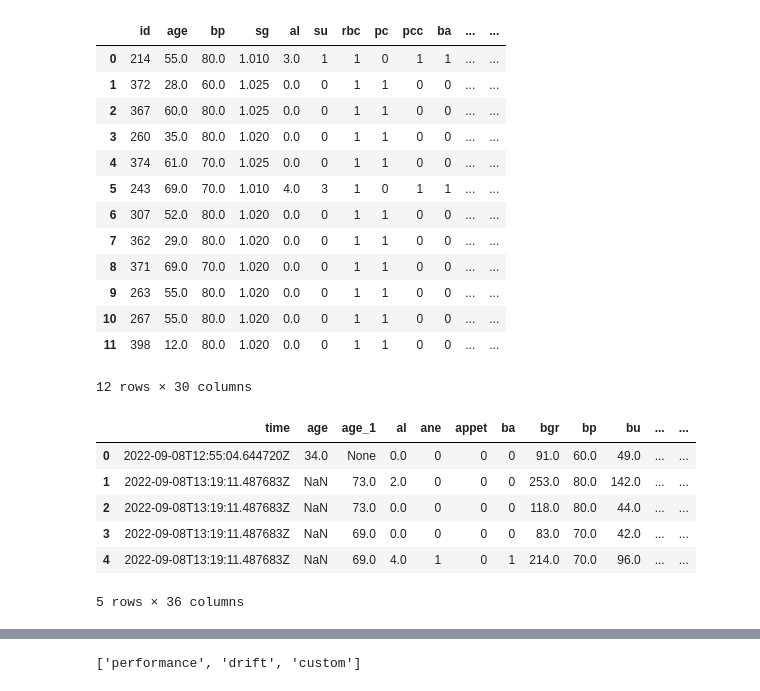
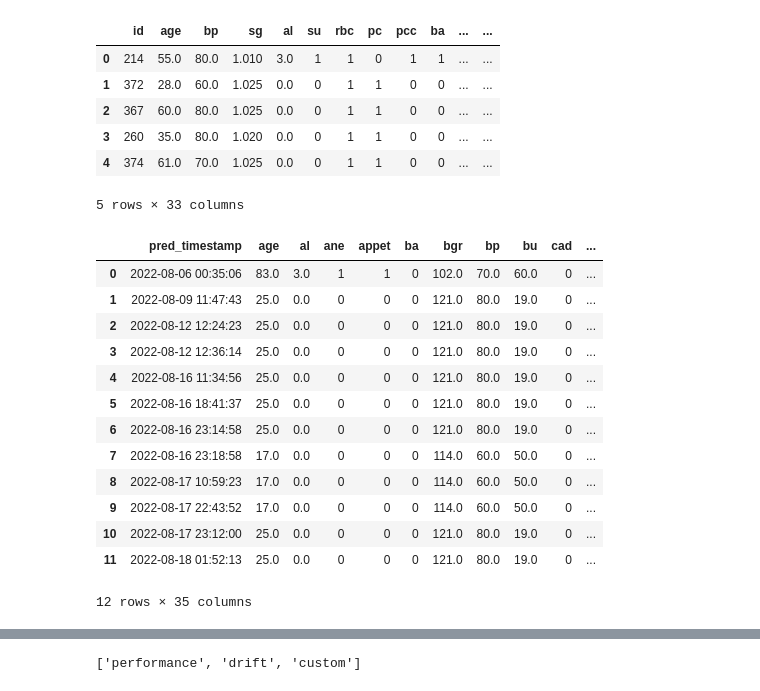
Before and after one commit to Rocket-Science-Development/pulsar_demo, a Jupyter notebook: metric_compute_nb.ipynb, the cells around one changed output, grey strips where cells are left out. Drawn from its saved outputs; the diff is of its cells as text; code cells hidden in the pictures.

```diff
--- a/metric_compute_nb.ipynb
+++ b/metric_compute_nb.ipynb
@@ -16,6 +15,6 @@ df_ref['pred_timestamp'] = datetime(2022,7,1)
 df_ref['period'] = 'reference'
 # %%
-df_ref
+df_ref.head()
 # %% [output]
 |  | id | age | bp | sg | al | su | rbc | pc | pcc | ba | ... | ... |
 | 0 | 214 | 55.0 | 80.0 | 1.010 | 3.0 | 1 | 1 | 0 | 1 | 1 | ... | ... |
@@ -23,14 +22,7 @@ df_ref
 | 2 | 367 | 60.0 | 80.0 | 1.025 | 0.0 | 0 | 1 | 1 | 0 | 0 | ... | ... |
 | 3 | 260 | 35.0 | 80.0 | 1.020 | 0.0 | 0 | 1 | 1 | 0 | 0 | ... | ... |
 | 4 | 374 | 61.0 | 70.0 | 1.025 | 0.0 | 0 | 1 | 1 | 0 | 0 | ... | ... |
-| 5 | 243 | 69.0 | 70.0 | 1.010 | 4.0 | 3 | 1 | 0 | 1 | 1 | ... | ... |
-| 6 | 307 | 52.0 | 80.0 | 1.020 | 0.0 | 0 | 1 | 1 | 0 | 0 | ... | ... |
-| 7 | 362 | 29.0 | 80.0 | 1.020 | 0.0 | 0 | 1 | 1 | 0 | 0 | ... | ... |
-| 8 | 371 | 69.0 | 70.0 | 1.020 | 0.0 | 0 | 1 | 1 | 0 | 0 | ... | ... |
-| 9 | 263 | 55.0 | 80.0 | 1.020 | 0.0 | 0 | 1 | 1 | 0 | 0 | ... | ... |
-| 10 | 267 | 55.0 | 80.0 | 1.020 | 0.0 | 0 | 1 | 1 | 0 | 0 | ... | ... |
-| 11 | 398 | 12.0 | 80.0 | 1.020 | 0.0 | 0 | 1 | 1 | 0 | 0 | ... | ... |
-12 rows × 30 columns
+5 rows × 33 columns
 # %%
 from influxdb import DataFrameClient, InfluxDBClient
 
@@ -38,32 +30,49 @@ dbhost = "localhost"
 dbport = 8086
 dbuser = "admin"
 dbpasswd = "pass123"
-dbname = "prediction_db"
+dbname = "testDB"
 protocol = "line"
 
 client = InfluxDBClient(dbhost, dbport, dbuser, dbpasswd, dbname)
 
-query = "select * from prediction_db"
+query = "select * from test5Aug"
 
 df_new = pd.DataFrame(client.query(query, chunked=True).get_points())
 
-# df_new.rename(columns = {'time': 'pred_timestamp'}, inplace = True)
-df_new['pred_timestamp'] = datetime(2022,8,21)
-df_new['eval_timestamp'] = datetime(2022,8,26)
+df_new.rename(columns = {'time': 'pred_timestamp'}, inplace = True)
+df_new["pred_timestamp"]=pd.to_datetime(df_new["pred_timestamp"]).dt.strftime('%Y-%m-%d %H:%M:%S')
+# df_new['pred_timestamp'] = datetime.strptime('20/8/2022 22:30:30','%d/%m/%Y %H:%M:%S')
+# df_new['eval_timestamp'] = datetime(2022,8,26)
 df_new['model_id'] = '1'
 df_new['model_version'] = '2'
 
-# df_new = pd.read_csv('dataframe_client.csv')
+try:
+    dbname = "testDB_period"
+    client = InfluxDBClient(dbhost, dbport, dbuser, dbpasswd, dbname)
+    query = "select * from testDB_period"
+    df_period_end = pd.DataFrame(client.query(query, chunked=True).get_points())
+    if (len(df_period_end) >0):
+        df_new = df_new[df_new['pred_timestamp'] > max(df_period_end['time'])]
+except:
+    pass
+    # TODO: Need to add InfluxDB connection exceptions here
 # %%
-df_new.head()
+df_new
 # %% [output]
-|  | time | age | age_1 | al | ane | appet | ba | bgr | bp | bu | ... | ... |
-| 0 | 2022-09-08T12:55:04.644720Z | 34.0 | None | 0.0 | 0 | 0 | 0 | 91.0 | 60.0 | 49.0 | ... | ... |
-| 1 | 2022-09-08T13:19:11.487683Z | NaN | 73.0 | 2.0 | 0 | 0 | 0 | 253.0 | 80.0 | 142.0 | ... | ... |
-| 2 | 2022-09-08T13:19:11.487683Z | NaN | 73.0 | 0.0 | 0 | 0 | 0 | 118.0 | 80.0 | 44.0 | ... | ... |
-| 3 | 2022-09-08T13:19:11.487683Z | NaN | 69.0 | 0.0 | 0 | 0 | 0 | 83.0 | 70.0 | 42.0 | ... | ... |
-| 4 | 2022-09-08T13:19:11.487683Z | NaN | 69.0 | 4.0 | 1 | 0 | 1 | 214.0 | 70.0 | 96.0 | ... | ... |
+|  | pred_timestamp | age | al | ane | appet | ba | bgr | bp | bu | cad | ... |
+| 0 | 2022-08-06 00:35:06 | 83.0 | 3.0 | 1 | 1 | 0 | 102.0 | 70.0 | 60.0 | 0 | ... |
+| 1 | 2022-08-09 11:47:43 | 25.0 | 0.0 | 0 | 0 | 0 | 121.0 | 80.0 | 19.0 | 0 | ... |
+| 2 | 2022-08-12 12:24:23 | 25.0 | 0.0 | 0 | 0 | 0 | 121.0 | 80.0 | 19.0 | 0 | ... |
+| 3 | 2022-08-12 12:36:14 | 25.0 | 0.0 | 0 | 0 | 0 | 121.0 | 80.0 | 19.0 | 0 | ... |
+| 4 | 2022-08-16 11:34:56 | 25.0 | 0.0 | 0 | 0 | 0 | 121.0 | 80.0 | 19.0 | 0 | ... |
+| 5 | 2022-08-16 18:41:37 | 25.0 | 0.0 | 0 | 0 | 0 | 121.0 | 80.0 | 19.0 | 0 | ... |
+| 6 | 2022-08-16 23:14:58 | 25.0 | 0.0 | 0 | 0 | 0 | 121.0 | 80.0 | 19.0 | 0 | ... |
+| 7 | 2022-08-16 23:18:58 | 17.0 | 0.0 | 0 | 0 | 0 | 114.0 | 60.0 | 50.0 | 0 | ... |
+| 8 | 2022-08-17 10:59:23 | 17.0 | 0.0 | 0 | 0 | 0 | 114.0 | 60.0 | 50.0 | 0 | ... |
+| 9 | 2022-08-17 22:43:52 | 17.0 | 0.0 | 0 | 0 | 0 | 114.0 | 60.0 | 50.0 | 0 | ... |
+| 10 | 2022-08-17 23:12:00 | 25.0 | 0.0 | 0 | 0 | 0 | 121.0 | 80.0 | 19.0 | 0 | ... |
+| 11 | 2022-08-18 01:52:13 | 25.0 | 0.0 | 0 | 0 | 0 | 121.0 | 80.0 | 19.0 | 0 | ... |
-5 rows × 36 columns
+12 rows × 35 columns
 # %%
 from pulsar_metrics.metrics.base import MetricResults
 # %%
```
Also changed, not shown: parts of 18 cells of this notebook, 5 other files.
